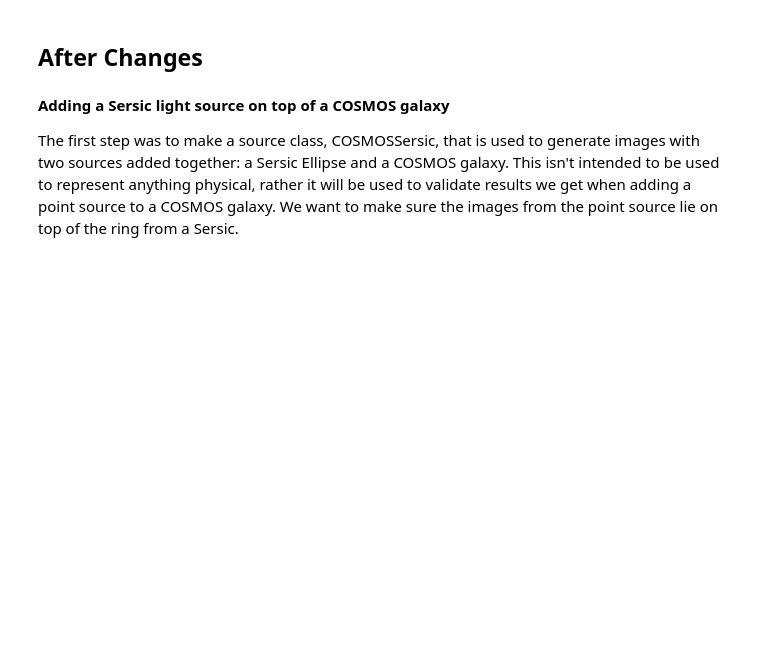
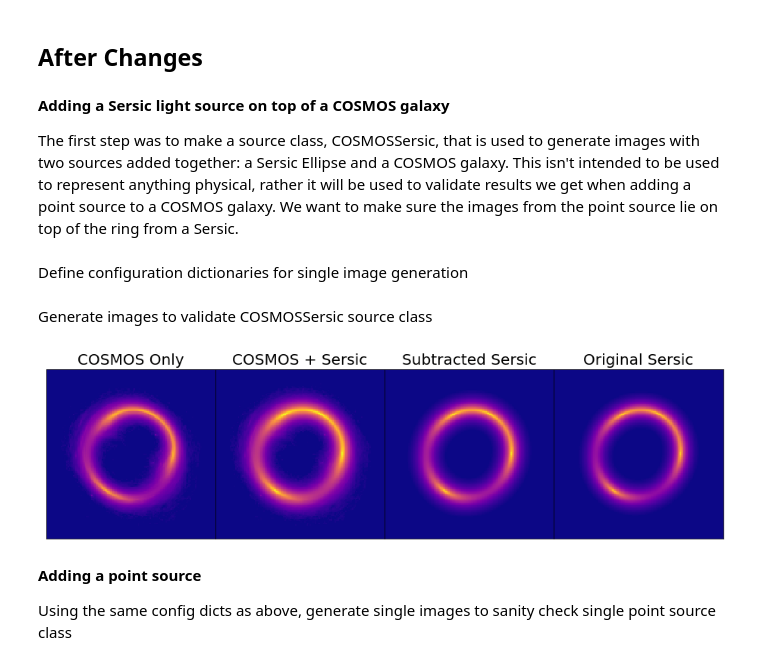
Before and after one commit to swagnercarena/paltas, a Jupyter notebook: notebooks/F21_Manada_Changes.ipynb, the cells around one changed output. Saved outputs shown, nothing was run; the diff lists cells and outputs as text; code cells hidden in the pictures; blank space fills up the shorter version.

```diff
--- a/notebooks/F21_Manada_Changes.ipynb
+++ b/notebooks/F21_Manada_Changes.ipynb
@@ -134,6 +136,8 @@ for i in range(0,3) :
         ax[i,j].matshow(image, origin='lower', norm=norm, cmap='plasma')
 plt.suptitle('COSMOS + Sersic Training Set')
 plt.show()
+# %% [markdown]
+Define configuration dictionaries for single image generation
 # %%
 numpix = 128
 kwargs_numerics = {'supersampling_factor':2}
@@ -163,19 +167,30 @@ config_dict = {
 	        'center_x_sersic':0.0,
 	        'center_y_sersic':0.0}
     },
+    'point_source':{
+        'class': SinglePointSource,
+        'parameters':{
+            'x_point_source':0.0,
+			'y_point_source':0.0,
+			'magnitude':18.75,
+			'mag_zeropoint':25.127}
+    },
     'cosmology':{
         'parameters':{'cosmology_name': 'planck18'}
     },
     'psf':{
-        'parameters':{'psf_type':'NONE'}
-    },
+		'parameters':{
+			'psf_type':'GAUSSIAN',
+			'fwhm': 0.5
+		}
+	},
     'detector':{
         'parameters':{'pixel_scale':0.04,'magnitude_zero_point':25,'exposure_time':5400,'read_noise':3.0,
                       'ccd_gain':1.58,'sky_brightness':21.83}
     },
 }
 
-# validate what subtraction should look like w/ SingleSersicSource
+# 2nd dict is only used to validate what subtraction should look like w/ SingleSersicSource
 
 config_dict_sersic = {
     'main_deflector':{
@@ -205,6 +220,8 @@ config_dict_sersic = {
                       'ccd_gain':1.58,'sky_brightness':21.83}
     },
 }
+# %% [markdown]
+Generate images to validate COSMOSSersic source class
 # %%
 from manada.generate import draw_image
 
@@ -221,8 +238,9 @@ source_class = COSMOSCatalog(sample['cosmology_parameters'],
 							sample['source_parameters'])
 im1, metadata1 = draw_image(sample=sample,los_class=None,subhalo_class=None,
 		main_deflector_class=main_deflector_class, source_class=source_class,
-		numpix=numpix,multi_plane=False,kwargs_numerics=kwargs_numerics,
-		mag_cut=1.0,add_noise=False, apply_psf=False)
+		point_source_class=None,numpix=numpix,multi_plane=False,
+		kwargs_numerics=kwargs_numerics,mag_cut=1.0,add_noise=False,
+		apply_psf=False)
 
 # use source_class = COSMOSSersic
 # returns np.array of image & a dict of metadata
@@ -230,8 +248,9 @@ source_class = config_dict['source']['class'](
 		sample['cosmology_parameters'],sample['source_parameters'])
 im2, metadata2 = draw_image(sample=sample,los_class=None,subhalo_class=None,
 		main_deflector_class=main_deflector_class, source_class=source_class,
-		numpix=numpix,multi_plane=False,kwargs_numerics=kwargs_numerics,
-		mag_cut=1.0,add_noise=False, apply_psf=False)
+		point_source_class=None,numpix=numpix,multi_plane=False,
+		kwargs_numerics=kwargs_numerics,mag_cut=1.0,add_noise=False,
+		apply_psf=False)
 
 
 sampler_s = Sampler(config_dict_sersic)
@@ -241,32 +260,39 @@ main_deflector_class = config_dict_sersic['main_deflector']['class'](
 			sample_s['main_deflector_parameters'],sample_s['cosmology_parameters'])
 source_class = config_dict_sersic['source']['class'](
 		sample_s['cosmology_parameters'],sample_s['source_parameters'])
 #generates an image no PSF, no noise
 
 # use source_class = COSMOSSersic
 # returns np.array of image & a dict of metadata
 im_s, metadata_s = draw_image(sample=sample_s,los_class=None,subhalo_class=None,
 		main_deflector_class=main_deflector_class, source_class=source_class,
-		numpix=numpix,multi_plane=False,kwargs_numerics=kwargs_numerics,
-		mag_cut=1.0,add_noise=False, apply_psf=False)
+		point_source_class=None,numpix=numpix,multi_plane=False,
+		kwargs_numerics=kwargs_numerics,mag_cut=1.0,add_noise=False,
+		apply_psf=False)
 
 
 plt.rcParams["figure.figsize"] = (12,6)
 #norm=None
 norm=simple_norm(im2, stretch='log', min_cut=1e-3)
 # 3 images: COSMOS, COSMOS+Sersic, COSMOS+Sersic - COSMOS
 im3 = im2 - im1
 
 images = [im1, im2, im3, im_s]
 titles = ['COSMOS Only', 'COSMOS + Sersic', 'Subtracted Sersic', 'Original Sersic']
 
 
 f, ax = plt.subplots(1,4,figsize=(16,5),gridspec_kw={'hspace': 0.1})
 f.subplots_adjust(wspace=0.0)
 for i in range(0,4) :
 	ax[i].get_xaxis().set_visible(False)
 	ax[i].get_yaxis().set_visible(False)
 	ax[i].matshow(images[i], origin='lower', norm=norm, cmap='plasma')
 	ax[i].set_title(titles[i], fontsize=20)
 
 plt.show()
+# %% [output]
+[figure, added]
+# %% [markdown]
+__Adding a point source__
+
+Using the same config dicts as above, generate single images to sanity check single point source class
```
Also changed, not shown: parts of 6 cells of this notebook, 7 other files.
